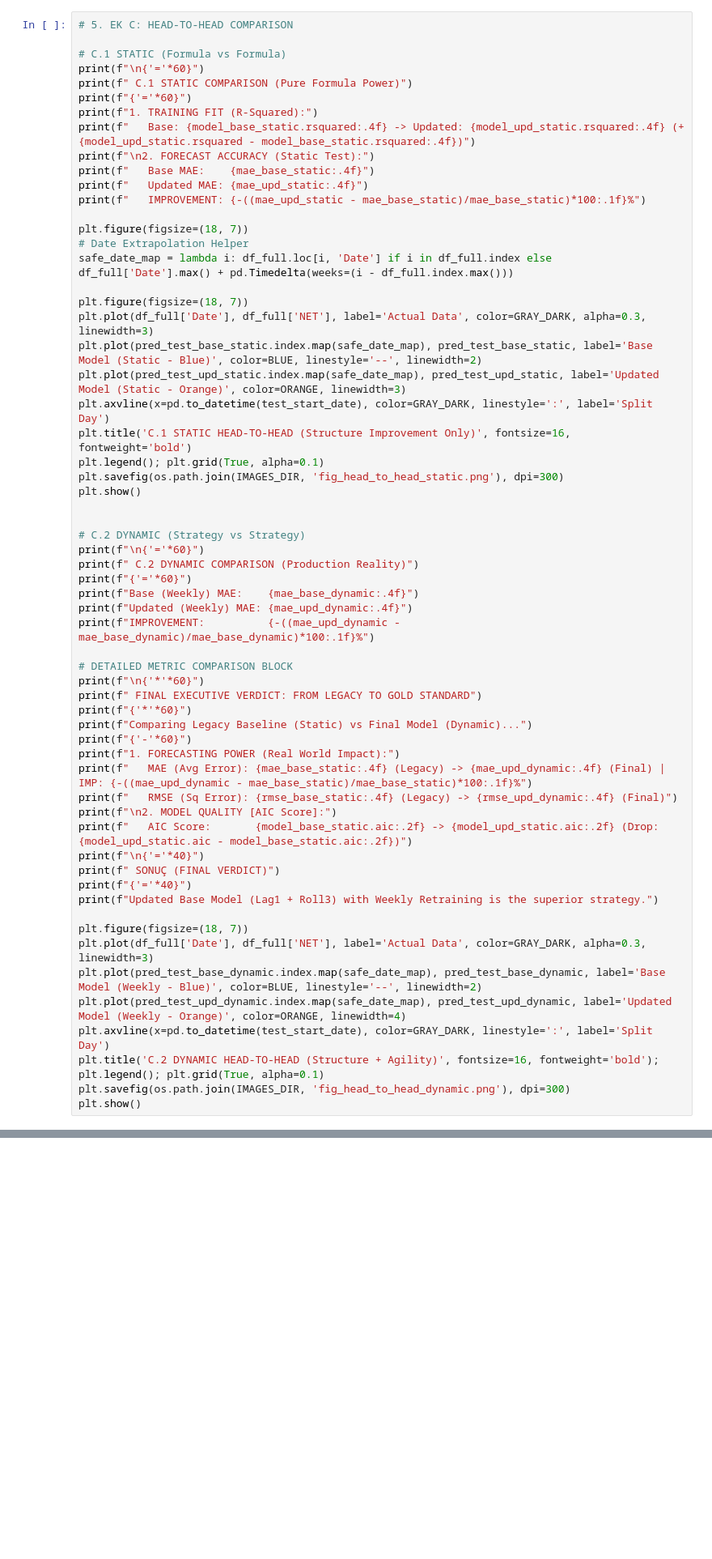
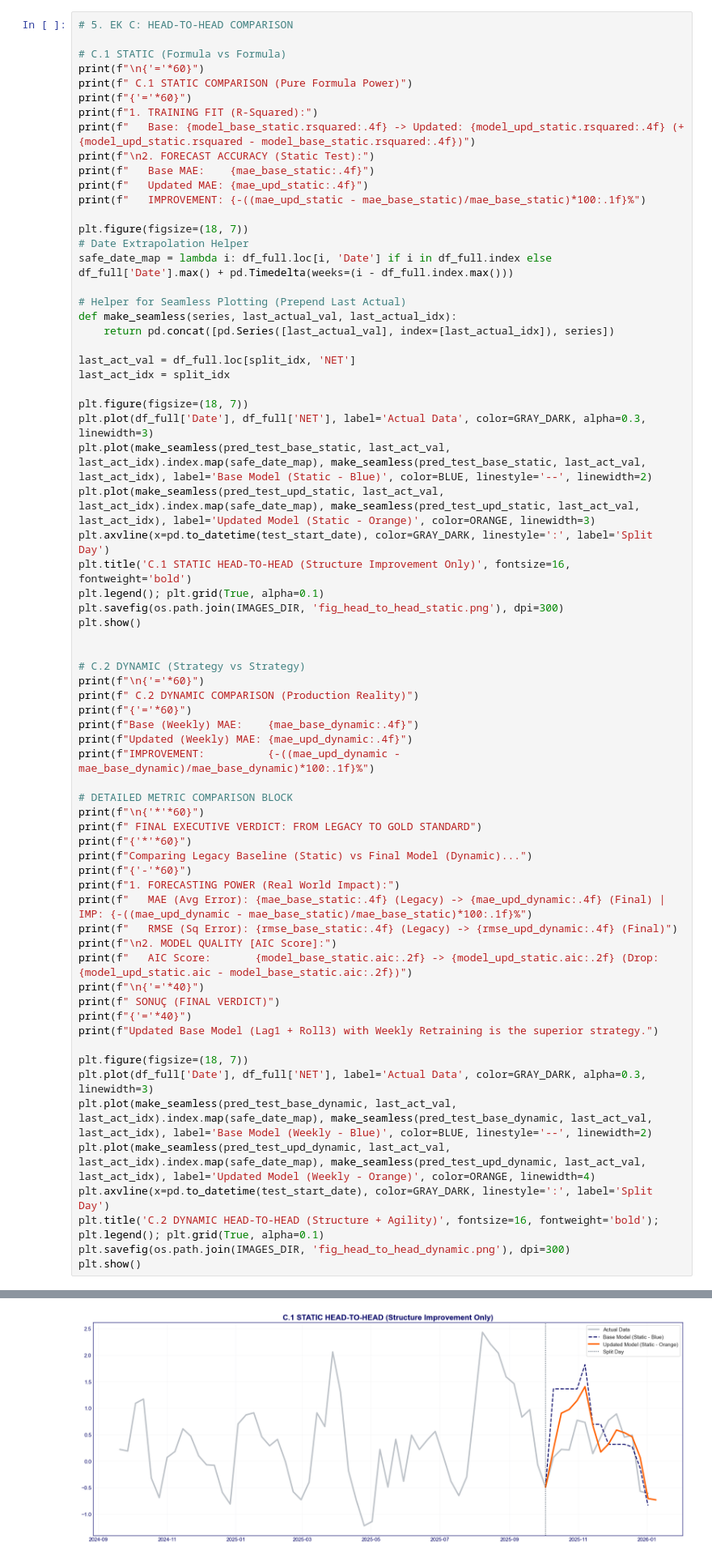
Before and after one commit to canmergen/Use-a-Pre-trained-Image-Classifier-to-Identify-Dog-Breeds, a Jupyter notebook: Executive_Presentation_Model.ipynb, the cells around one changed output, grey strips where cells are left out. Shown at 81% size. Drawn from its saved outputs; the diff is of its cells as text; blank space fills up the shorter version.

```diff
--- a/Executive_Presentation_Model.ipynb
+++ b/Executive_Presentation_Model.ipynb
@@ -420,10 +538,17 @@ plt.figure(figsize=(18, 7))
 # Date Extrapolation Helper
 safe_date_map = lambda i: df_full.loc[i, 'Date'] if i in df_full.index else df_full['Date'].max() + pd.Timedelta(weeks=(i - df_full.index.max()))
 
+# Helper for Seamless Plotting (Prepend Last Actual)
+def make_seamless(series, last_actual_val, last_actual_idx):
+    return pd.concat([pd.Series([last_actual_val], index=[last_actual_idx]), series])
+
+last_act_val = df_full.loc[split_idx, 'NET']
+last_act_idx = split_idx
+
 plt.figure(figsize=(18, 7))
 plt.plot(df_full['Date'], df_full['NET'], label='Actual Data', color=GRAY_DARK, alpha=0.3, linewidth=3)
-plt.plot(pred_test_base_static.index.map(safe_date_map), pred_test_base_static, label='Base Model (Static - Blue)', color=BLUE, linestyle='--', linewidth=2)
-plt.plot(pred_test_upd_static.index.map(safe_date_map), pred_test_upd_static, label='Updated Model (Static - Orange)', color=ORANGE, linewidth=3)
+plt.plot(make_seamless(pred_test_base_static, last_act_val, last_act_idx).index.map(safe_date_map), make_seamless(pred_test_base_static, last_act_val, last_act_idx), label='Base Model (Static - Blue)', color=BLUE, linestyle='--', linewidth=2)
+plt.plot(make_seamless(pred_test_upd_static, last_act_val, last_act_idx).index.map(safe_date_map), make_seamless(pred_test_upd_static, last_act_val, last_act_idx), label='Updated Model (Static - Orange)', color=ORANGE, linewidth=3)
 plt.axvline(x=pd.to_datetime(test_start_date), color=GRAY_DARK, linestyle=':', label='Split Day')
 plt.title('C.1 STATIC HEAD-TO-HEAD (Structure Improvement Only)', fontsize=16, fontweight='bold')
 plt.legend(); plt.grid(True, alpha=0.1)
@@ -457,9 +582,10 @@ print(f"Updated Base Model (Lag1 + Roll3) with Weekly Retraining is the superior
 
 plt.figure(figsize=(18, 7))
 plt.plot(df_full['Date'], df_full['NET'], label='Actual Data', color=GRAY_DARK, alpha=0.3, linewidth=3)
-plt.plot(pred_test_base_dynamic.index.map(safe_date_map), pred_test_base_dynamic, label='Base Model (Weekly - Blue)', color=BLUE, linestyle='--', linewidth=2)
-plt.plot(pred_test_upd_dynamic.index.map(safe_date_map), pred_test_upd_dynamic, label='Updated Model (Weekly - Orange)', color=ORANGE, linewidth=4)
+plt.plot(make_seamless(pred_test_base_dynamic, last_act_val, last_act_idx).index.map(safe_date_map), make_seamless(pred_test_base_dynamic, last_act_val, last_act_idx), label='Base Model (Weekly - Blue)', color=BLUE, linestyle='--', linewidth=2)
+plt.plot(make_seamless(pred_test_upd_dynamic, last_act_val, last_act_idx).index.map(safe_date_map), make_seamless(pred_test_upd_dynamic, last_act_val, last_act_idx), label='Updated Model (Weekly - Orange)', color=ORANGE, linewidth=4)
 plt.axvline(x=pd.to_datetime(test_start_date), color=GRAY_DARK, linestyle=':', label='Split Day')
 plt.title('C.2 DYNAMIC HEAD-TO-HEAD (Structure + Agility)', fontsize=16, fontweight='bold'); plt.legend(); plt.grid(True, alpha=0.1)
 plt.savefig(os.path.join(IMAGES_DIR, 'fig_head_to_head_dynamic.png'), dpi=300)
 plt.show()
+# %% [output]
@@ -465,0 +603 @@ plt.show()
+[figure, added]
```
Also changed, not shown: parts of 6 cells of this notebook.
